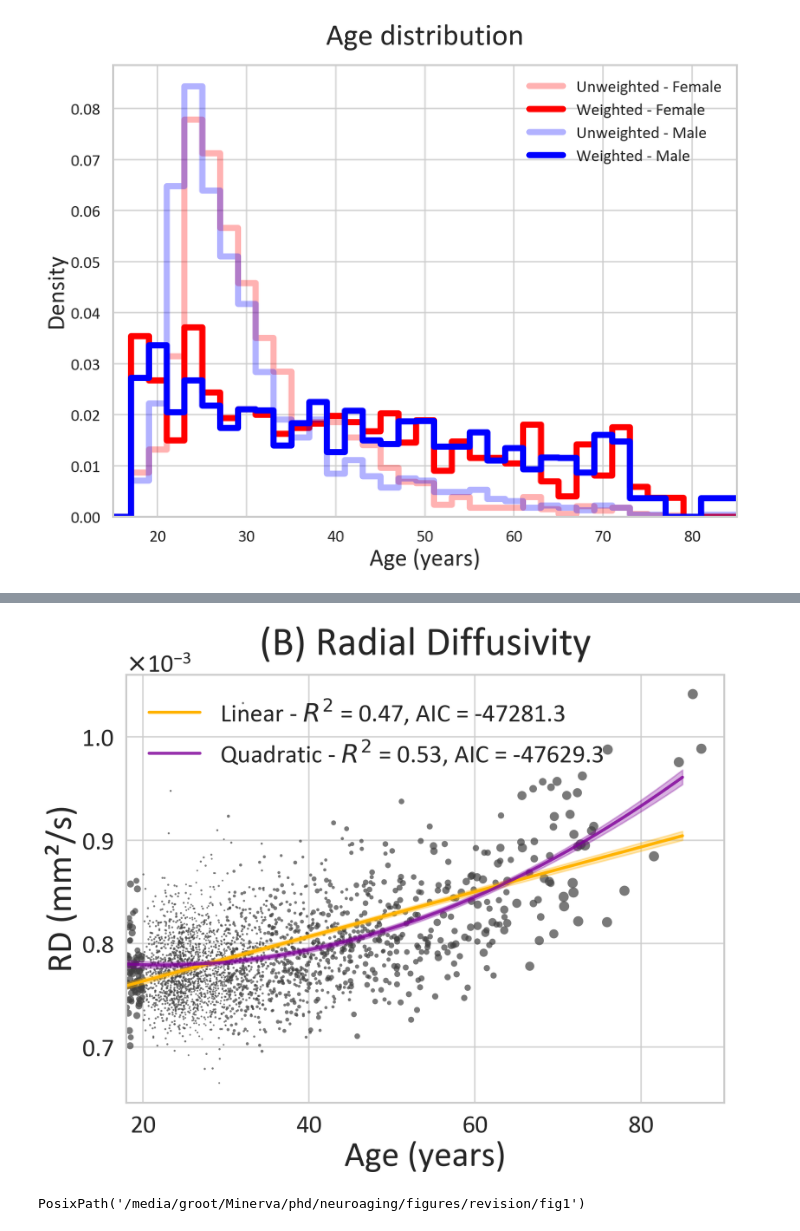
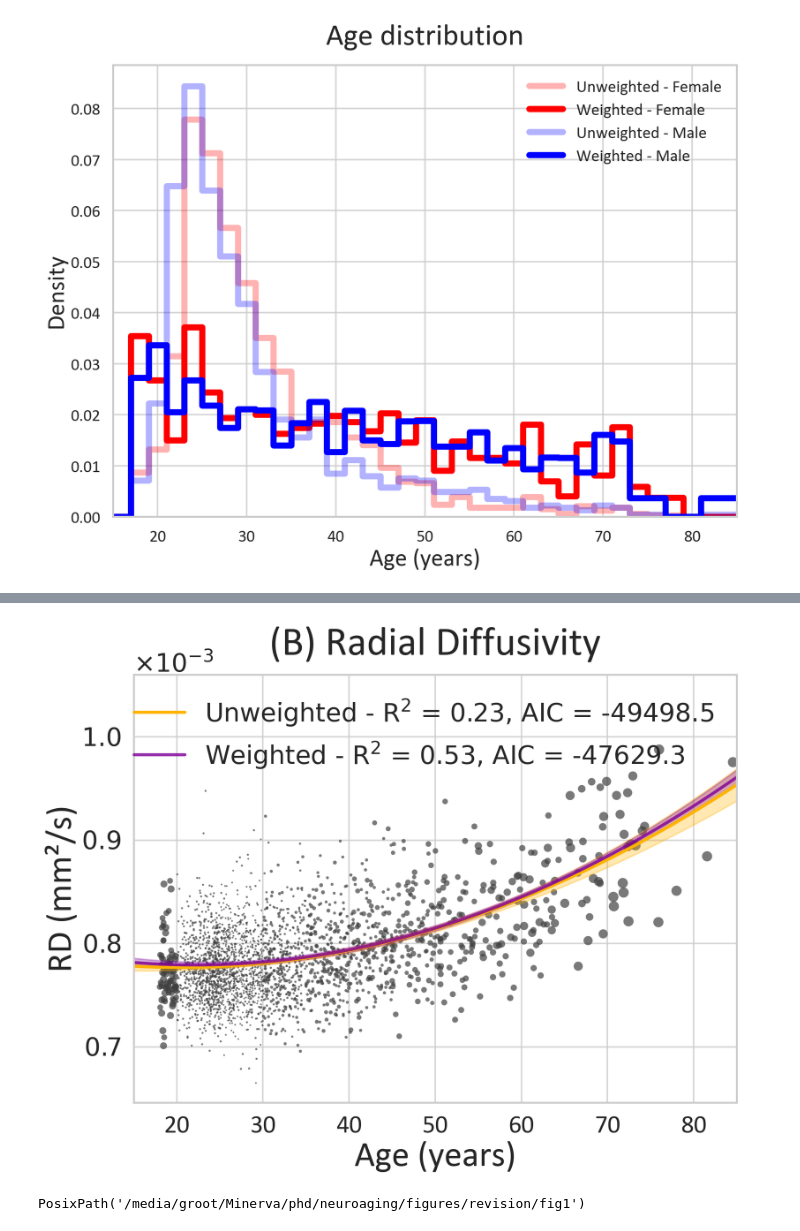
Before and after one commit to GalKepler/neuroaging, a Jupyter notebook: notebooks/fig1/fig1.ipynb, the cells around one changed output, grey strips where cells are left out. Saved outputs shown, nothing was run; the diff lists cells and outputs as text; code cells hidden in the pictures.

Commit message:
finished most of the revision

```diff
--- a/notebooks/fig1/fig1.ipynb
+++ b/notebooks/fig1/fig1.ipynb
@@ -113,10 +113,10 @@ ax.axis("off")
 ATLAS = "schaefer2018tian2020_400_7"
 region_col = "index"
 # Load important files
-DATA_DIR = Path("/media/groot/Minerva/phd/neuroaging/data")
+DATA_DIR = Path("/media/storage/phd/neuroaging/data")
 
 # Output directory for figures
-OUTPUT_DIR = Path("/media/groot/Minerva/phd/neuroaging/figures/revision/fig1")
+OUTPUT_DIR = Path("/media/storage/phd/neuroaging/figures/revision/fig1")
 OUTPUT_DIR.mkdir(parents=True, exist_ok=True)
 
 # Load the data
@@ -920,6 +1138,8 @@ def stabilisation_age(metric, betas, pvalues, *, age_min=18, age_max=85):
 # %%
 # Toggle centering of age predictor
-CENTER_VARIABLES = False
+DRAW_APSI = False
+CENTER_VARIABLES = True
+USE_WEIGHTS = False
 age_min, age_max = 15, 85  # x-axis limits
 # 4.  Colour constants for this project (optional convenience)
 
@@ -975,14 +1195,15 @@ for m in [metric] if isinstance(metric, str) else metric:
             ["sex"] if m != "gm_vol" else ["sex", "tiv_c"]
         )  # extra cols in snbb_age_df to control
         age_col = "age_c"
-        snbb_age_df["tiv_c"] = snbb_age_df["tiv"] - snbb_age_df["tiv"].mean()
+        if "vol" in m:
+            snbb_age_df["tiv_c"] = snbb_age_df["tiv"] - snbb_age_df["tiv"].mean()
         snbb_age_df["age_c"] = snbb_age_df["age_at_scan"] - age_mean
         lin_terms = ["age_c"] + covariates
         quad_terms = ["age_c", "I(age_c**2)"] + covariates
         lin_formula = f"{metric_col} ~ " + " + ".join(lin_terms)
         quad_formula = f"{metric_col} ~ " + " + ".join(quad_terms)
-        age_min -= age_mean
-        age_max -= age_mean
+        age_min_grid = age_min - age_mean
+        age_max_grid = age_max - age_mean
     else:
         covariates = (
             ["sex"] if m != "gm_vol" else ["sex", "tiv"]
@@ -995,11 +1216,11 @@ for m in [metric] if isinstance(metric, str) else metric:
 
     # 2. Fit models
     # mod_unw = ols(formula, data=snbb_age_df).fit()
-    mod_lin = wls(lin_formula, data=snbb_age_df, weights=snbb_age_df["weight"]).fit()
-    mod_quad = wls(quad_formula, data=snbb_age_df, weights=snbb_age_df["weight"]).fit()
+    mod_unw = ols(quad_formula, data=snbb_age_df).fit()
+    mod_wtd = wls(quad_formula, data=snbb_age_df, weights=snbb_age_df["weight"]).fit()
 
     # 3. Prediction frame
-    age_grid = np.linspace(age_min, age_max, 300)
+    age_grid = np.linspace(age_min_grid, age_max_grid, 300)
     visual_age_grid = age_grid + (age_mean if CENTER_VARIABLES else 0)
     pred_df = pd.DataFrame({age_col: age_grid})
     # fill static covariates with their median / mode
@@ -1010,7 +1231,7 @@ for m in [metric] if isinstance(metric, str) else metric:
             pred_df[cov] = snbb_age_df[cov].mode()[0]
 
     # 4. Get predictions & CI
-    for tag, model in [("Linear", mod_lin), ("Quadratic", mod_quad)]:
+    for tag, model in [("Unweighted", mod_unw), ("Weighted", mod_wtd)]:
         pr = model.get_prediction(pred_df)
         ci = pr.conf_int(alpha=0.05)
         # get predictions in terms of original metric
@@ -1037,9 +1258,33 @@ for m in [metric] if isinstance(metric, str) else metric:
 
     # # Fit lines & ribbons
     for tag, color, model in zip(
-        ["Linear", "Quadratic"], [COL_RAW, COL_WEIGHTED], [mod_lin, mod_quad]
+        ["Unweighted", "Weighted"], [COL_RAW, COL_WEIGHTED], [mod_unw, mod_wtd]
     ):
         label = f"{tag} - $R^2$ = {model.rsquared:.2f}, AIC = {model.aic:.1f}"
+        if DRAW_APSI:
+            beta1 = model.params["age_at_scan"] if not CENTER_VARIABLES else model.params["age_c"]
+            beta2 = model.params["I(age_at_scan ** 2)"] if not CENTER_VARIABLES else model.params["I(age_c ** 2)"]
+            p1 = model.pvalues["age_at_scan"] if not CENTER_VARIABLES else model.pvalues["age_c"]
+            p2 = model.pvalues["I(age_at_scan ** 2)"] if not CENTER_VARIABLES else model.pvalues["I(age_c ** 2)"]
+            age_star, clipped, u = stabilization_age(
+                            m,
+                            {"age": beta1, "age_sq": beta2},
+                            age_mean if CENTER_VARIABLES else 0,
+                            # age_min=data["age_at_scan"].min(),
+                            # age_max=data["age_at_scan"].max(),
+                        )
+            if age_star > 18:
+                lab = f"Vertex = {age_star:.1f} years"
+            else:
+                lab = f"Vertex ≤ {age_star:.1f} years"
+            ax.axvline(
+                age_star,
+                color=color,
+                linestyle="--",
+                lw=5,
+                # label=lab,
+            )
+            label = label + f"\n{lab}"
         ax.plot(visual_age_grid, pred_df[f"{tag}_fit"], label=label, lw=3, color=color)
         ax.fill_between(
             visual_age_grid,
@@ -1076,56 +1321,37 @@ for m in [metric] if isinstance(metric, str) else metric:
     ax.set(
         xlabel="Age (years)",
         ylabel=ylabel,
-        xlim=(18, 90)
+        xlim=(age_min, age_max)
     )
 
     # title = "(A) GM Volume" if metric == "gm_vol" else "(B) Mean Diffusivity"
 
     # ax.set_title("Predicted trajectory (± 95 % CI)")
     ax.set_title(title, fontsize=40, pad=20)
 
-    if DRAW_APSI:
-        β1 = mod_quad.params["age_at_scan"]
-        β2 = mod_quad.params["I(age_at_scan ** 2)"]
-        p1 = mod_quad.pvalues["age_at_scan"]
-        p2 = mod_quad.pvalues["I(age_at_scan ** 2)"]
-        age_star, clipped = stabilisation_age(
-            metric, {"age": β1, "age_sq": β2}, {"age": p1, "age_sq": p2}
-        )
-        if age_star > 18:
-            lab = f"Peak Structural Integrity (APSI) = {age_star:.1f} years"
-        else:
-            lab = f"Peak Structural Integrity (APSI) ≤ {age_star:.1f} years"
-        ax.axvline(
-            age_star,
-            color="green",
-            linestyle="--",
-            lw=5,
-            label=lab,
-        )
 
 
-    ax.legend(frameon=False, fontsize=25, loc="upper left")
+    ax.legend(frameon=False, fontsize=25, loc="upper right")
 
     # # set tick label size
     # for tick in ax.get_xticklabels() + ax.get_yticklabels():
     #     tick.set_fontsize(30)
 
     # # set label size
     # ax.set_xlabel("Age (years)", fontsize=30)
     # ax.set_ylabel(ylabel, fontsize=30)
 
 
     # model_type = "quad" if use_quadratic else "linear"
     savefig_nice(
         fig,
-        OUTPUT_DIR / f"fig1_{m}.png",
+        OUTPUT_DIR / f"fig1_{m}_comparison.png",
         tight=True,
         dpi=300,
     )
     # break
 # %% [output]
-[figure, old version]
+[figure, new version]
 # %%
 OUTPUT_DIR
 # %% [output]
```
Also changed, not shown: parts of 4 cells of this notebook, 5 other files.
